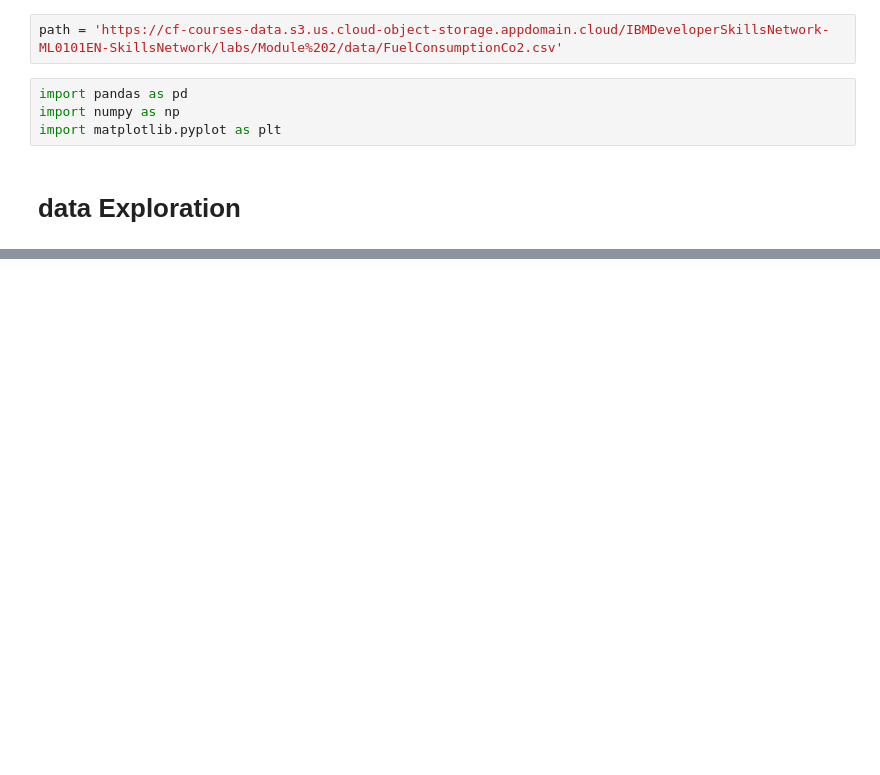
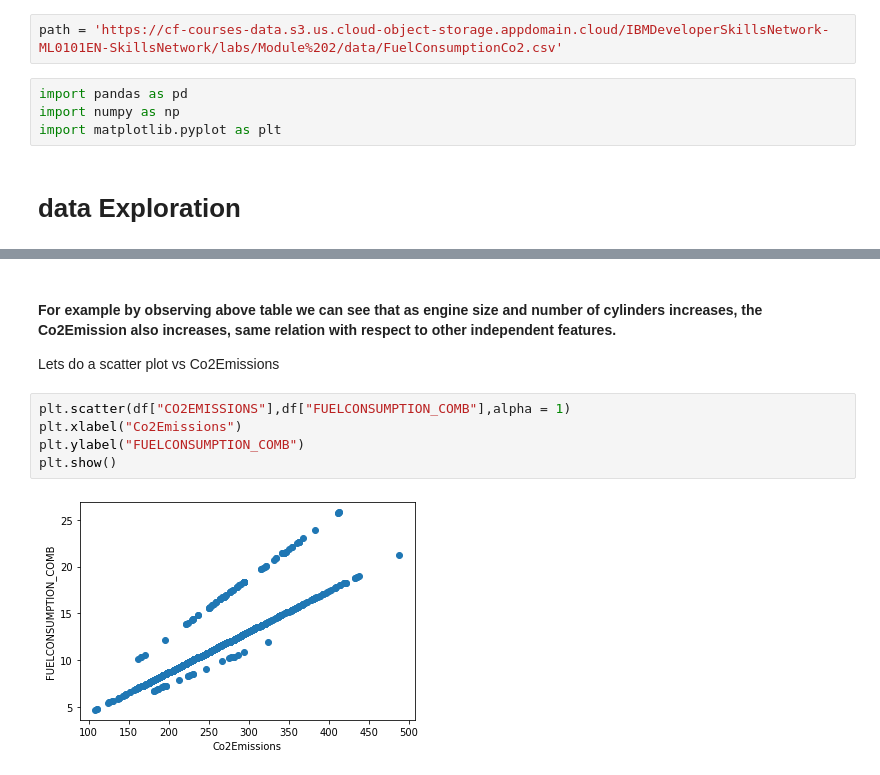
Before and after one commit to Lotfullah21/Machine-Learning, a Jupyter notebook: Multiple_Linear_Regression.ipynb, the cells around one changed output, grey strips where cells are left out. Drawn from its saved outputs; the diff is of its cells as text; blank space fills up the shorter version.

```diff
--- a/Multiple_Linear_Regression.ipynb
+++ b/Multiple_Linear_Regression.ipynb
@@ -56,0 +91,10 @@ memory usage: 108.5+ KB
+# %% [markdown]
+#### For example by observing above table we can see that as engine size and number of cylinders increases, the Co2Emission also increases, same relation with respect to other independent features.
+Lets do a scatter plot vs Co2Emissions
+# %%
+plt.scatter(df["CO2EMISSIONS"],df["FUELCONSUMPTION_COMB"],alpha = 1)
+plt.xlabel("Co2Emissions")
+plt.ylabel("FUELCONSUMPTION_COMB")
+plt.show()
+# %% [output]
+[figure, added]
```
Also changed, not shown: parts of 19 cells of this notebook.
